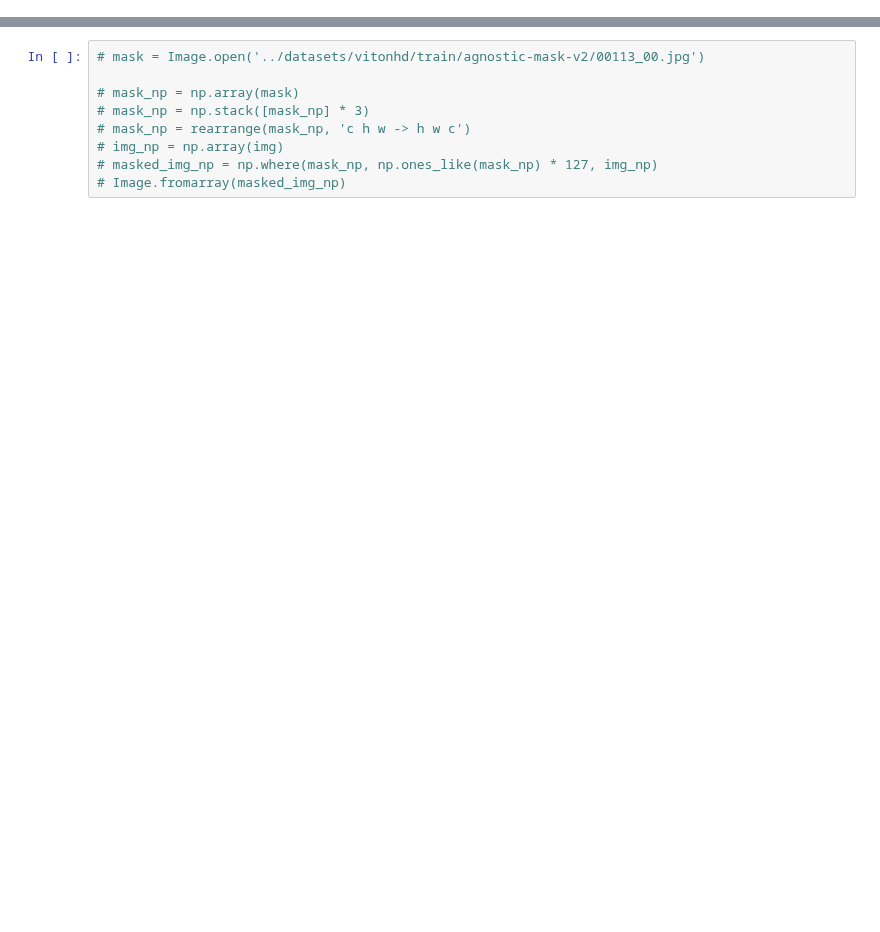
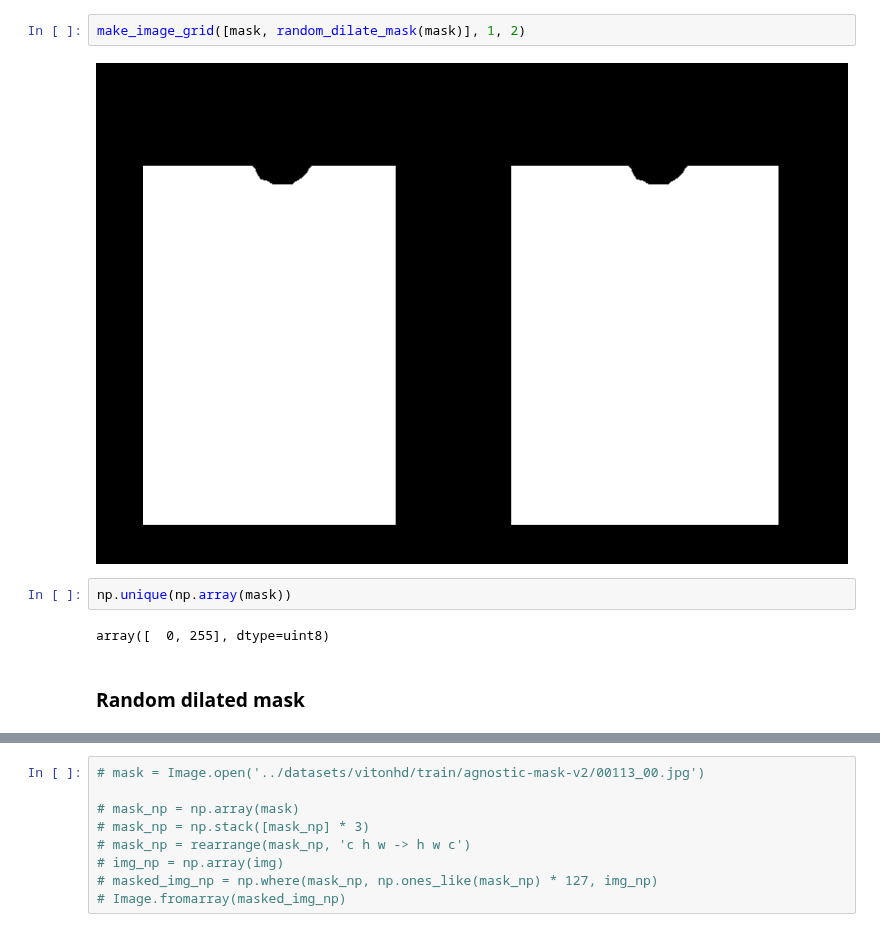
Before and after one commit to hosjiu1702/H-engine, a Jupyter notebook: notebooks/maskv2_test.ipynb, the cells around one changed output, grey strips where cells are left out. Cells and saved outputs as stored; diff of their text form; blank space fills up the shorter version.

```diff
--- a/notebooks/maskv2_test.ipynb
+++ b/notebooks/maskv2_test.ipynb
@@ -19,0 +27,10 @@ mask
+# %%
+make_image_grid([mask, random_dilate_mask(mask)], 1, 2)
+# %% [output]
+[figure, added]
+# %%
+np.unique(np.array(mask))
+# %% [output]
+array([  0, 255], dtype=uint8)
+# %% [markdown]
+### Random dilated mask
```
Also changed, not shown: parts of 14 cells of this notebook, 31 other files.
